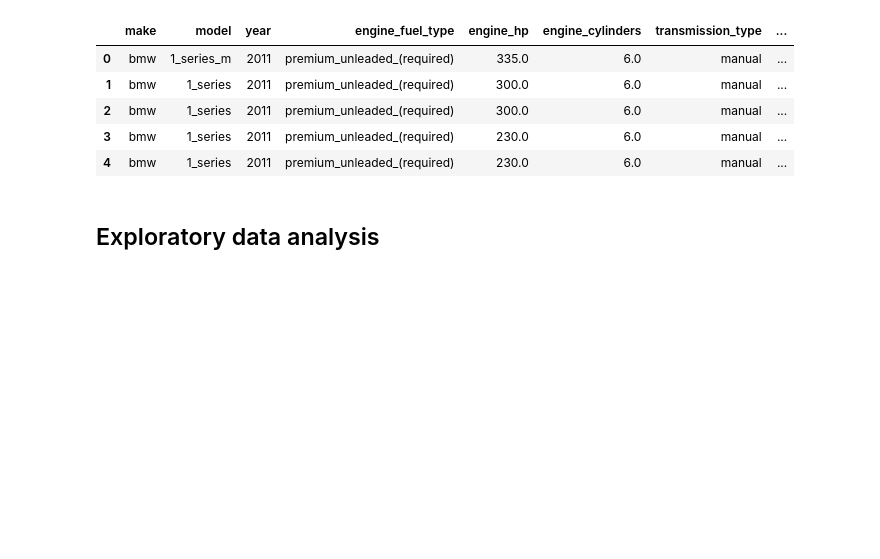
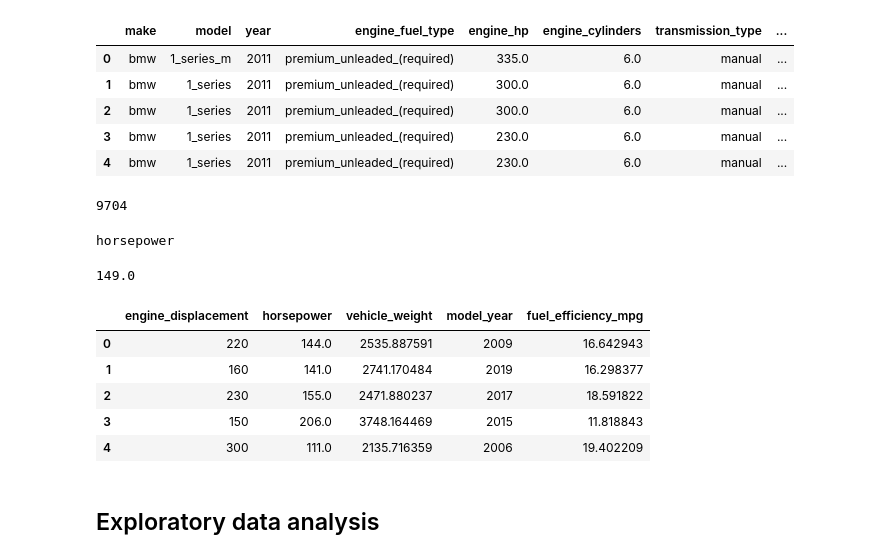
Before and after one commit to Gon-Frecces/ML-zoomcamp, a Jupyter notebook: chapter-02-car-price/02-carprice.ipynb, the cells around one changed output. Saved outputs shown, nothing was run; the diff lists cells and outputs as text; code cells hidden in the pictures; blank space fills up the shorter version.

```diff
--- a/chapter-02-car-price/02-carprice.ipynb
+++ b/chapter-02-car-price/02-carprice.ipynb
@@ -102,3 +102,32 @@ df.head()
 | 2 | bmw | 1_series | 2011 | premium_unleaded_(required) | 300.0 | 6.0 | manual | ... |
 | 3 | bmw | 1_series | 2011 | premium_unleaded_(required) | 230.0 | 6.0 | manual | ... |
 | 4 | bmw | 1_series | 2011 | premium_unleaded_(required) | 230.0 | 6.0 | manual | ... |
+# %%
+# Start of Assignment 2
+df2 = df[['engine_displacement', 'horsepower', 'vehicle_weight', 'model_year', 'fuel_efficiency_mpg']]
+df2.head()
+len(df2['fuel_efficiency_mpg'])
+# %% [output]
+9704
+# %%
+
+for key in df2.keys():
+    if df2[key].isnull().any():
+        print(key)
+# %% [output]
+horsepower
+# %%
+df2['horsepower'].median()
+# %% [output]
+149.0
+# %%
+df2_shuffled = df2.sample(frac=1, random_state=42).reset_index(drop=True)
+
+df2_shuffled.head()
+# %% [output]
+|  | engine_displacement | horsepower | vehicle_weight | model_year | fuel_efficiency_mpg |
+| 0 | 220 | 144.0 | 2535.887591 | 2009 | 16.642943 |
+| 1 | 160 | 141.0 | 2741.170484 | 2019 | 16.298377 |
+| 2 | 230 | 155.0 | 2471.880237 | 2017 | 18.591822 |
+| 3 | 150 | 206.0 | 3748.164469 | 2015 | 11.818843 |
+| 4 | 300 | 111.0 | 2135.716359 | 2006 | 19.402209 |
```
Also changed, not shown: parts of 9 cells of this notebook.
